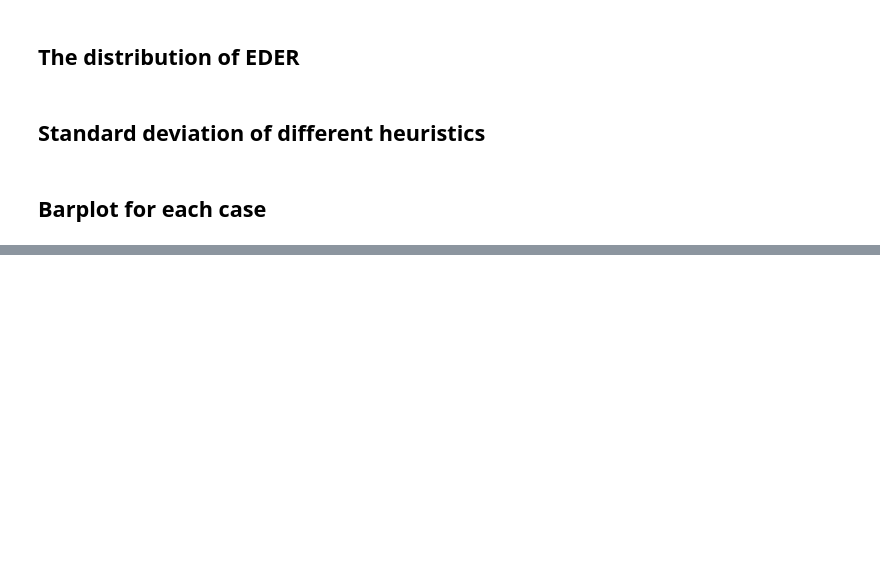
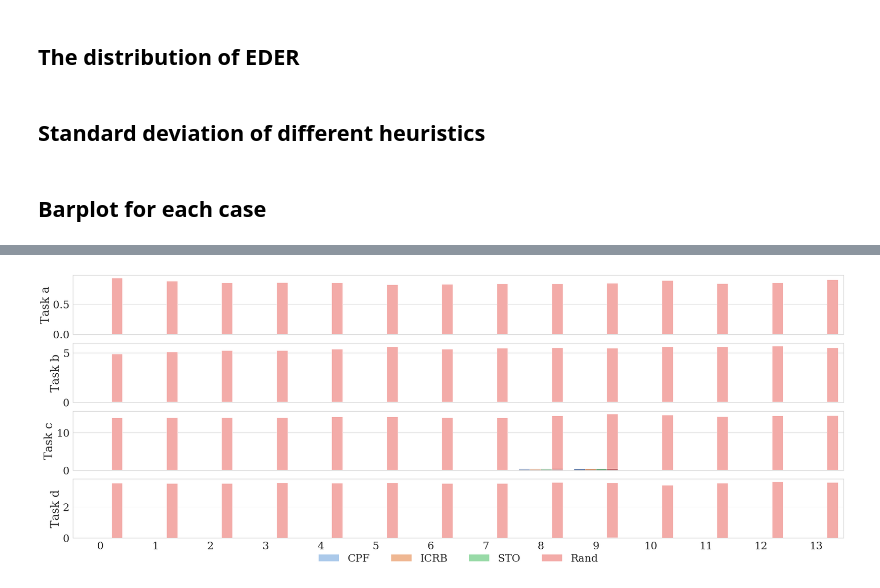
Before and after one commit to MrZhang1994/EC-framework, a Jupyter notebook: gty/src/new_notebook.ipynb, the cells around one changed output, grey strips where cells are left out. Drawn from its saved outputs; the diff is of its cells as text; code cells hidden in the pictures; blank space fills up the shorter version.

```diff
--- a/gty/src/new_notebook.ipynb
+++ b/gty/src/new_notebook.ipynb
@@ -132,0 +143,4 @@ draw_bars('DOR')
+# %%
+draw_bars('Time_heft')
+# %% [output]
+[figure, added]
```
Also changed, not shown: parts of 2 cells of this notebook.
